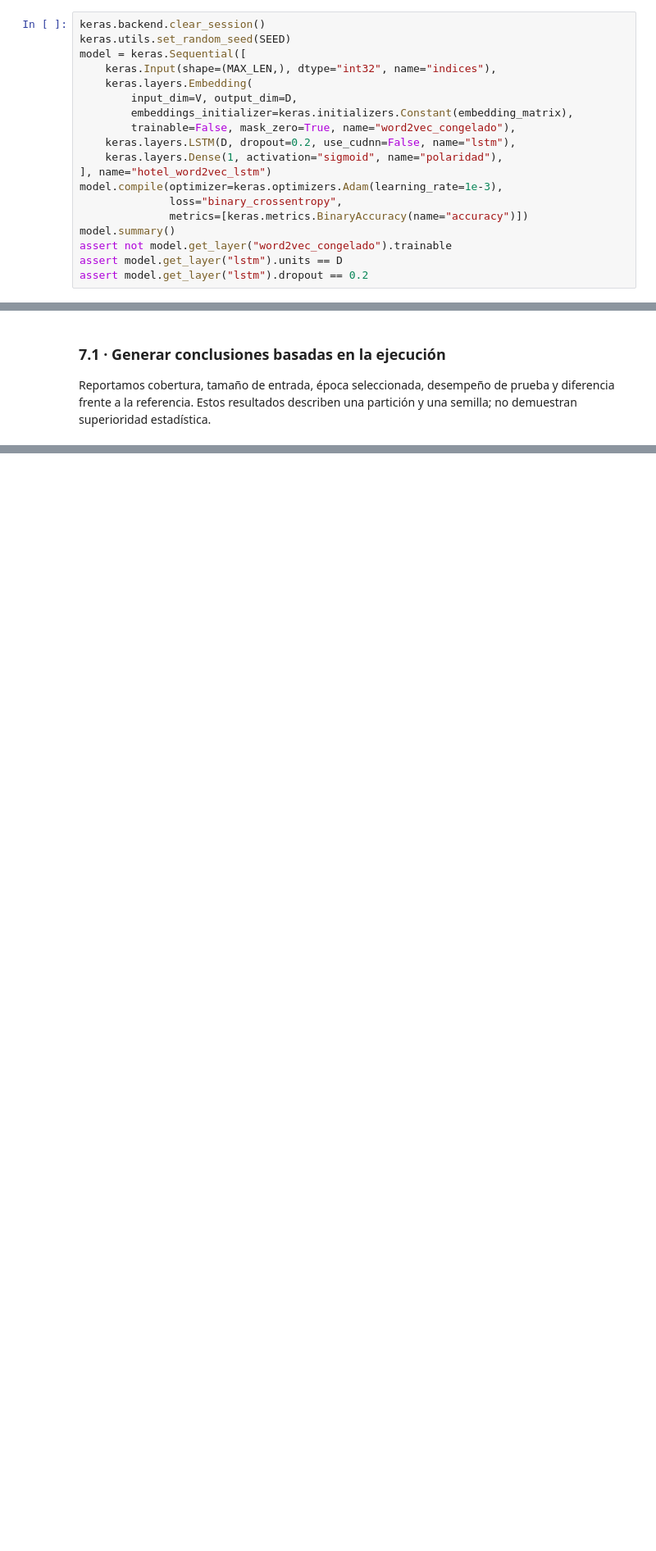
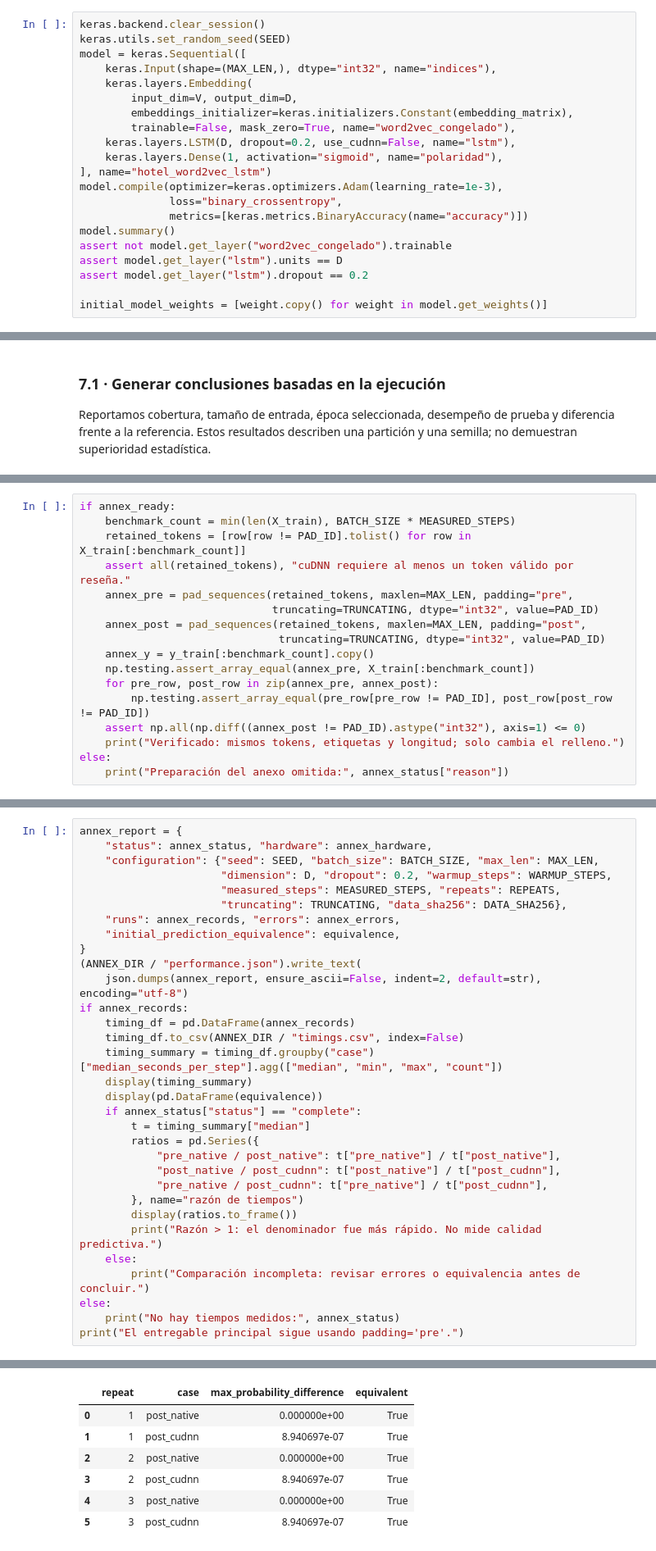
Before and after one commit to Maxkaizo/hotel_review, a Jupyter notebook: clasificador_resenas_hoteles.ipynb, the cells around one changed output, grey strips where cells are left out. Shown at 82% size. Saved outputs shown, nothing was run; the diff lists cells and outputs as text; blank space fills up the shorter version.

Commit message:
Preserva exploración, resultados y validación GPU antes de preparar entrega

```diff
--- a/clasificador_resenas_hoteles.ipynb
+++ b/clasificador_resenas_hoteles.ipynb
@@ -426,3 +483,5 @@ model.summary()
 assert not model.get_layer("word2vec_congelado").trainable
 assert model.get_layer("lstm").units == D
 assert model.get_layer("lstm").dropout == 0.2
+
+initial_model_weights = [weight.copy() for weight in model.get_weights()]
@@ -642,0 +918,17 @@ display(Markdown(summary))
+# %%
+if annex_ready:
+    benchmark_count = min(len(X_train), BATCH_SIZE * MEASURED_STEPS)
+    retained_tokens = [row[row != PAD_ID].tolist() for row in X_train[:benchmark_count]]
+    assert all(retained_tokens), "cuDNN requiere al menos un token válido por reseña."
+    annex_pre = pad_sequences(retained_tokens, maxlen=MAX_LEN, padding="pre",
+                              truncating=TRUNCATING, dtype="int32", value=PAD_ID)
+    annex_post = pad_sequences(retained_tokens, maxlen=MAX_LEN, padding="post",
+                               truncating=TRUNCATING, dtype="int32", value=PAD_ID)
+    annex_y = y_train[:benchmark_count].copy()
+    np.testing.assert_array_equal(annex_pre, X_train[:benchmark_count])
+    for pre_row, post_row in zip(annex_pre, annex_post):
+        np.testing.assert_array_equal(pre_row[pre_row != PAD_ID], post_row[post_row != PAD_ID])
+    assert np.all(np.diff((annex_post != PAD_ID).astype("int32"), axis=1) <= 0)
+    print("Verificado: mismos tokens, etiquetas y longitud; solo cambia el relleno.")
+else:
+    print("Preparación del anexo omitida:", annex_status["reason"])
@@ -642,0 +1050,33 @@ display(Markdown(summary))
+# %%
+annex_report = {
+    "status": annex_status, "hardware": annex_hardware,
+    "configuration": {"seed": SEED, "batch_size": BATCH_SIZE, "max_len": MAX_LEN,
+                      "dimension": D, "dropout": 0.2, "warmup_steps": WARMUP_STEPS,
+                      "measured_steps": MEASURED_STEPS, "repeats": REPEATS,
+                      "truncating": TRUNCATING, "data_sha256": DATA_SHA256},
+    "runs": annex_records, "errors": annex_errors,
+    "initial_prediction_equivalence": equivalence,
+}
+(ANNEX_DIR / "performance.json").write_text(
+    json.dumps(annex_report, ensure_ascii=False, indent=2, default=str), encoding="utf-8")
+if annex_records:
+    timing_df = pd.DataFrame(annex_records)
+    timing_df.to_csv(ANNEX_DIR / "timings.csv", index=False)
+    timing_summary = timing_df.groupby("case")["median_seconds_per_step"].agg(["median", "min", "max", "count"])
+    display(timing_summary)
+    display(pd.DataFrame(equivalence))
+    if annex_status["status"] == "complete":
+        t = timing_summary["median"]
+        ratios = pd.Series({
+            "pre_native / post_native": t["pre_native"] / t["post_native"],
+            "post_native / post_cudnn": t["post_native"] / t["post_cudnn"],
+            "pre_native / post_cudnn": t["pre_native"] / t["post_cudnn"],
+        }, name="razón de tiempos")
+        display(ratios.to_frame())
+        print("Razón > 1: el denominador fue más rápido. No mide calidad predictiva.")
+    else:
+        print("Comparación incompleta: revisar errores o equivalencia antes de concluir.")
+else:
+    print("No hay tiempos medidos:", annex_status)
+print("El entregable principal sigue usando padding='pre'.")
+# %% [output]
@@ -642,0 +1088,7 @@ display(Markdown(summary))
+|  | repeat | case | max_probability_difference | equivalent |
+| 0 | 1 | post_native | 0.000000e+00 | True |
+| 1 | 1 | post_cudnn | 8.940697e-07 | True |
+| 2 | 2 | post_native | 0.000000e+00 | True |
+| 3 | 2 | post_cudnn | 8.940697e-07 | True |
+| 4 | 3 | post_native | 0.000000e+00 | True |
+| 5 | 3 | post_cudnn | 8.940697e-07 | True |
```
Also changed, not shown: parts of 32 cells of this notebook, 5 other files.
